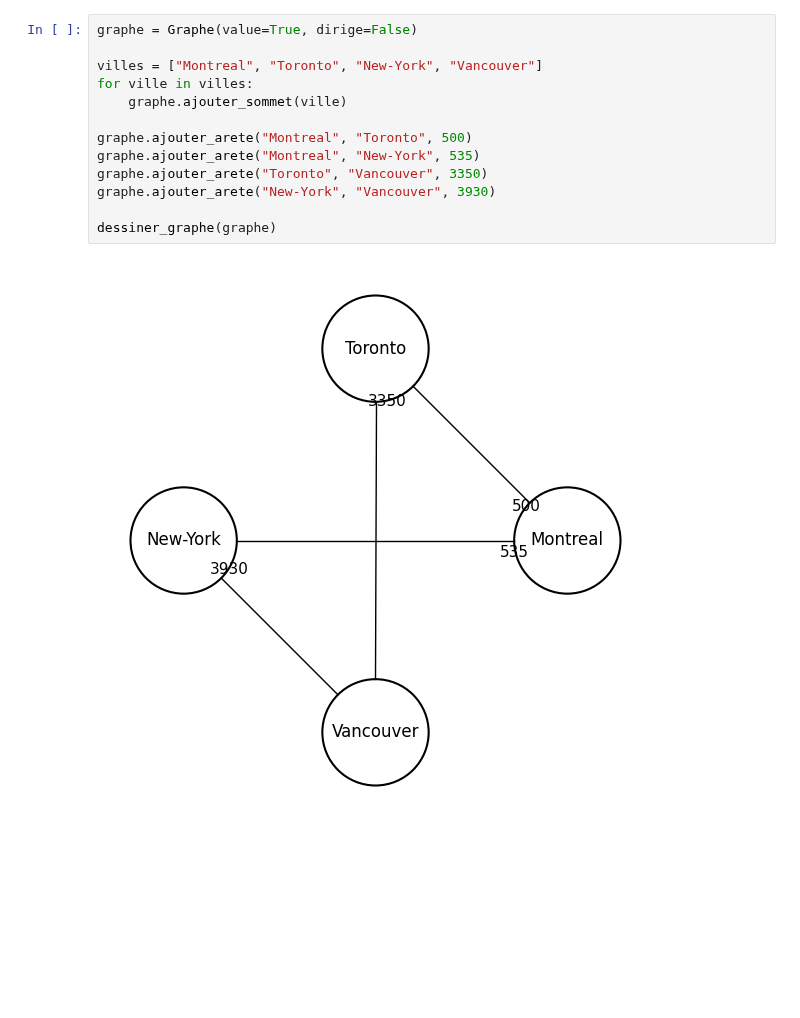
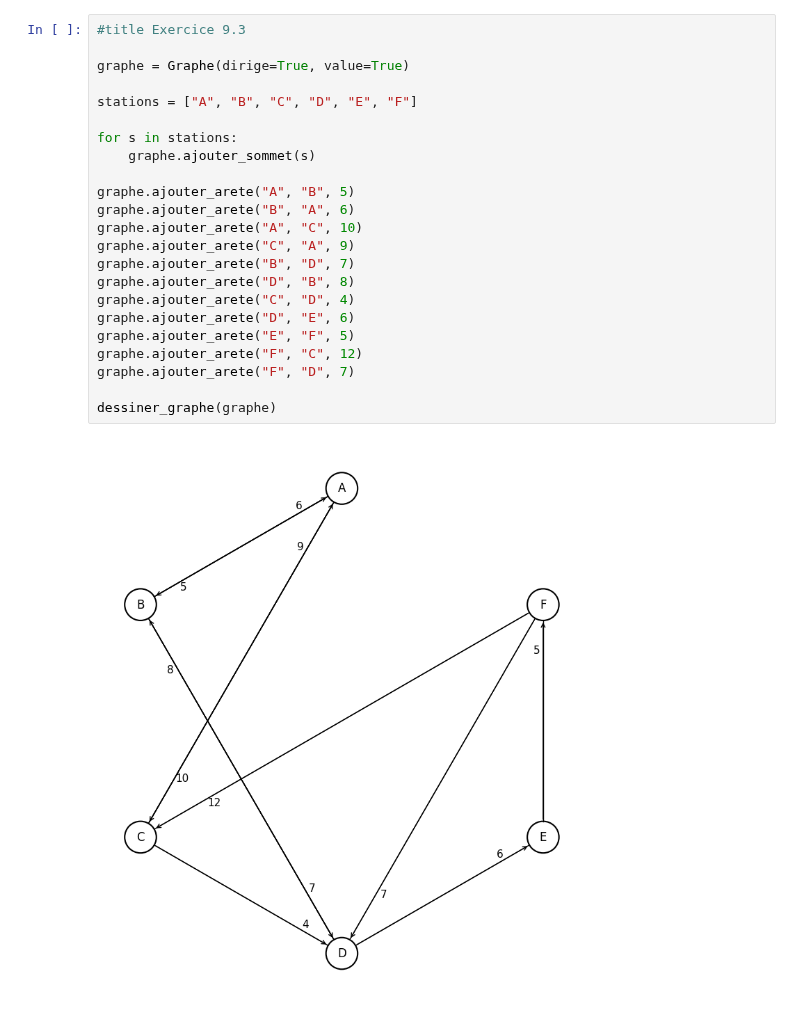
Before and after one commit to 420-CF2-BB/420-CF2-BB-Solutions, a Jupyter notebook: Module_9--Les_graphes/exercices_9.ipynb, the cells around one changed output. Saved outputs shown, nothing was run; the diff lists cells and outputs as text; blank space fills up the shorter version.

```diff
--- a/Module_9--Les_graphes/exercices_9.ipynb
+++ b/Module_9--Les_graphes/exercices_9.ipynb
@@ -338,15 +216,25 @@ dessiner_graphe(graphe)
-# %%
-graphe = Graphe(value=True, dirige=False)
-
-villes = ["Montreal", "Toronto", "New-York", "Vancouver"]
-for ville in villes:
-    graphe.ajouter_sommet(ville)
-
-graphe.ajouter_arete("Montreal", "Toronto", 500)
-graphe.ajouter_arete("Montreal", "New-York", 535)
-graphe.ajouter_arete("Toronto", "Vancouver", 3350)
-graphe.ajouter_arete("New-York", "Vancouver", 3930)
-
-dessiner_graphe(graphe)
-# %% [output]
-[figure, removed]
+# %%
+#title Exercice 9.3
+
+graphe = Graphe(dirige=True, value=True)
+
+stations = ["A", "B", "C", "D", "E", "F"]
+
+for s in stations:
+    graphe.ajouter_sommet(s)
+
+graphe.ajouter_arete("A", "B", 5)
+graphe.ajouter_arete("B", "A", 6)
+graphe.ajouter_arete("A", "C", 10)
+graphe.ajouter_arete("C", "A", 9)
+graphe.ajouter_arete("B", "D", 7)
+graphe.ajouter_arete("D", "B", 8)
+graphe.ajouter_arete("C", "D", 4)
+graphe.ajouter_arete("D", "E", 6)
+graphe.ajouter_arete("E", "F", 5)
+graphe.ajouter_arete("F", "C", 12)
+graphe.ajouter_arete("F", "D", 7)
+
+dessiner_graphe(graphe)
+# %% [output]
+[figure, added]
```
Also changed, not shown: parts of 5 cells of this notebook.
